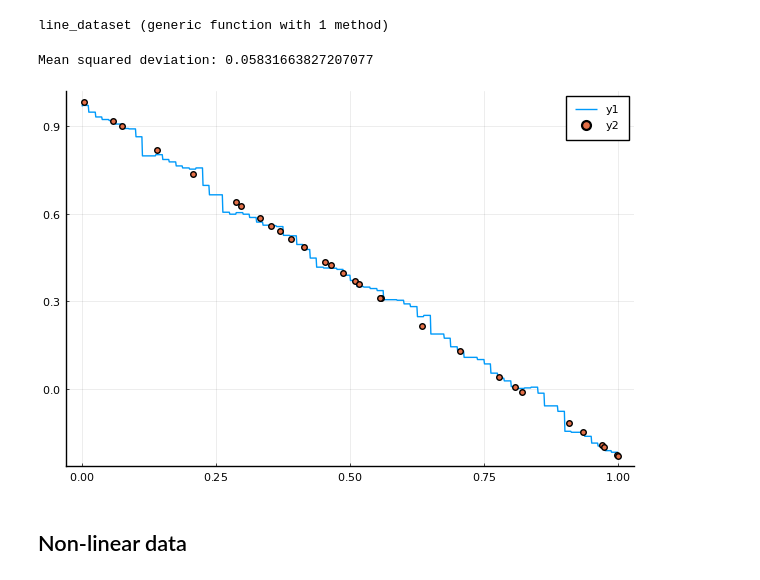
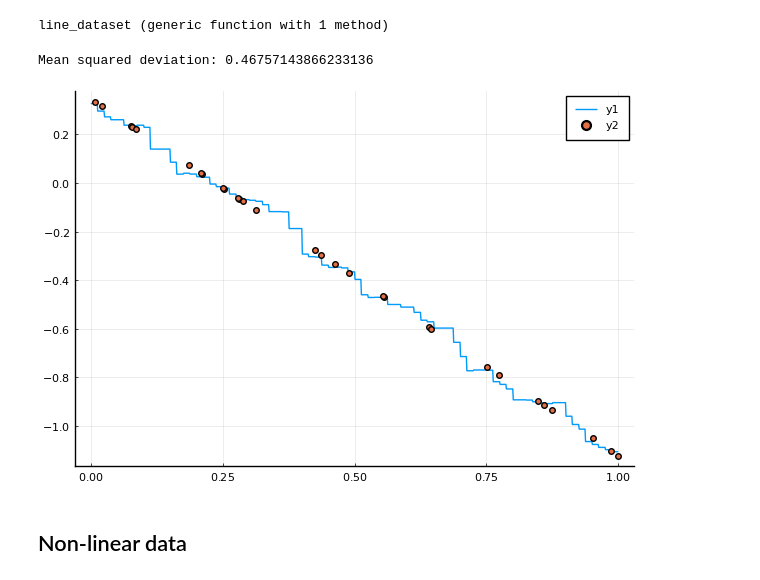
Before and after one commit to RafaelFK/Ramnet.jl, a Jupyter notebook: examples/Regression_with_WNN.ipynb, the cells around one changed output. Cells and saved outputs as stored; diff of their text form; code cells hidden in the pictures.

```diff
--- a/examples/Regression_with_WNN.ipynb
+++ b/examples/Regression_with_WNN.ipynb
@@ -34,25 +45,25 @@ end
 # %% [output]
 line_dataset (generic function with 1 method)
 # %%
-X, y = line_dataset(30; seed=3)
+X, y = line_dataset(30; seed=1)
 
 thermo = Thermometer(0.0, 1.0, 80)
 X_encoded = permutedims(encode(thermo, X; flat=false))
 
-model = RegressionDiscriminator(80, 20; seed=1)
+model = RegressionDiscriminator(80, 20; seed=1, γ=1.0)
 
 train!(model, X_encoded, y)
 
 # Testing
 X_test, y_test = line_dataset(4000; seed=32)
 y_pred = predict(model, permutedims(encode(thermo, X_test; flat=false)))
 println("Mean squared deviation: $(msd(y_pred, y_test))")
 
 plot((x) -> predict(model, encode(thermo, x)), 0:0.001:1)
 scatter!(X, y)
 # %% [output]
-Mean squared deviation: 0.05831663827207077
+Mean squared deviation: 0.46757143866233136
-[figure, old version]
+[figure, new version]
 # %% [markdown]
 ## Non-linear data
 # %%
```
Also changed, not shown: parts of 6 cells of this notebook, 3 other files.
